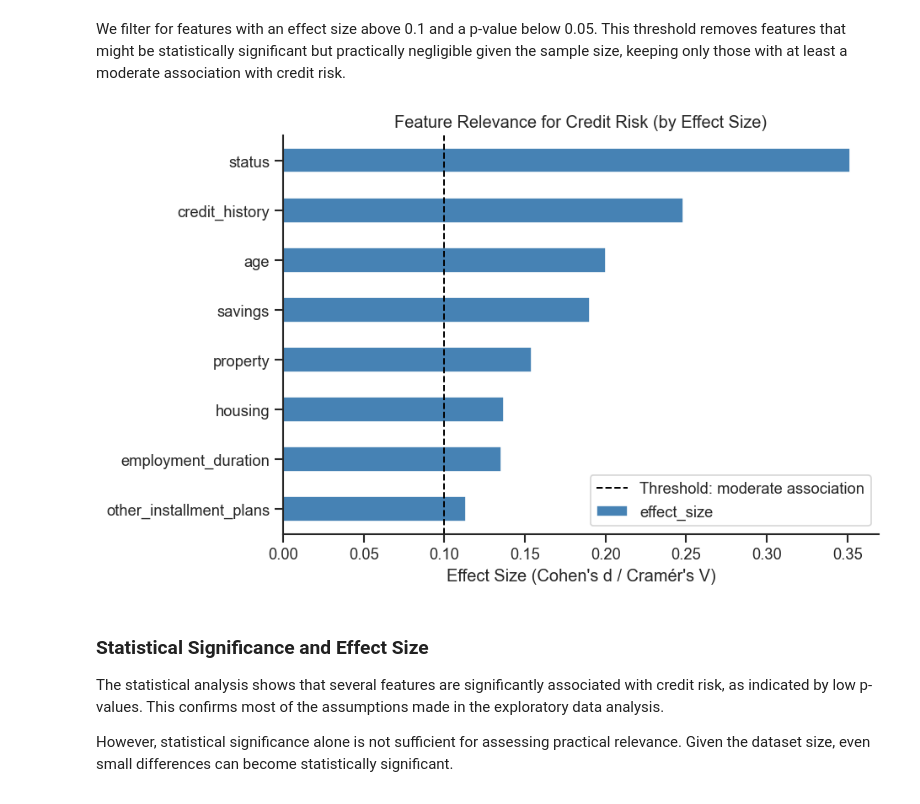
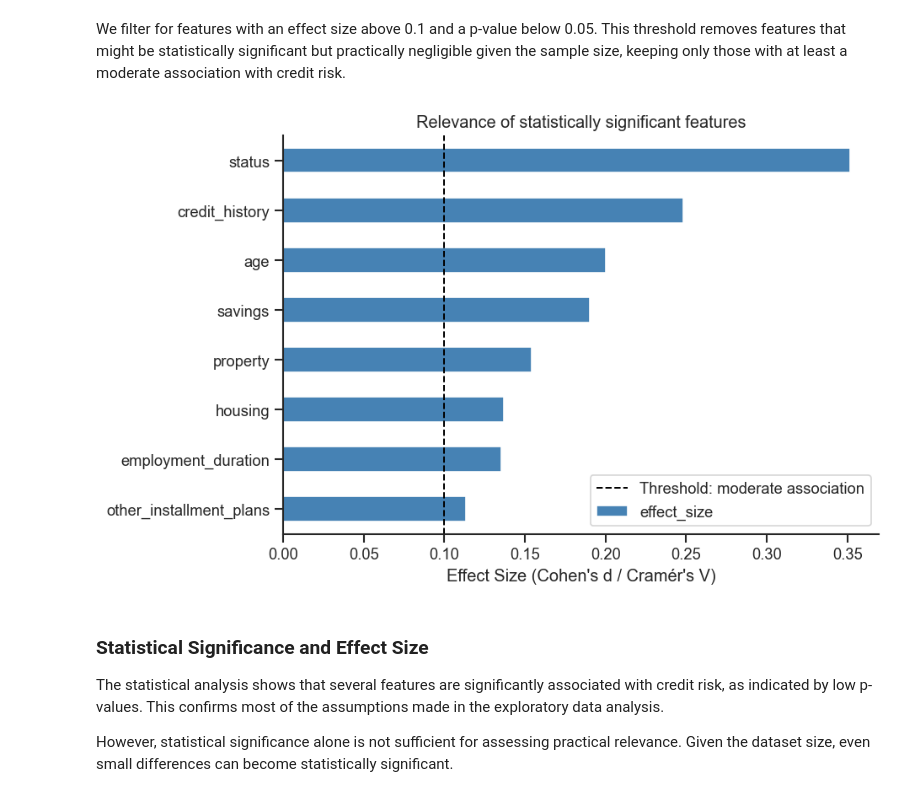
Before and after one commit to alexwill314/german_credit_eda, a Jupyter notebook: notebooks/German_Credit_Data_Analysis.ipynb, the cells around one changed output. Saved outputs shown, nothing was run; the diff lists cells and outputs as text; code cells hidden in the pictures.

```diff
--- a/notebooks/German_Credit_Data_Analysis.ipynb
+++ b/notebooks/German_Credit_Data_Analysis.ipynb
@@ -450,13 +450,13 @@ association with credit risk.
 # %%
 fig, ax = plt.subplots(figsize=(8, 5))
 results_filtered['effect_size'].sort_values().plot(kind='barh', ax=ax, color='steelblue')
 ax.axvline(0.1, color='black', linestyle='--', linewidth=1.2, label='Threshold: moderate association')
-ax.set_title('Feature Relevance for Credit Risk (by Effect Size)')
+ax.set_title('Relevance of statistically significant features')
 ax.set_xlabel("Effect Size (Cohen's d / Cramér's V)")
 ax.legend()
 plt.tight_layout()
 # %% [output]
-[figure, old version]
+[figure, new version]
 # %% [markdown]
 ### Statistical Significance and Effect Size
 
```
Also changed, not shown: 4 other files.
